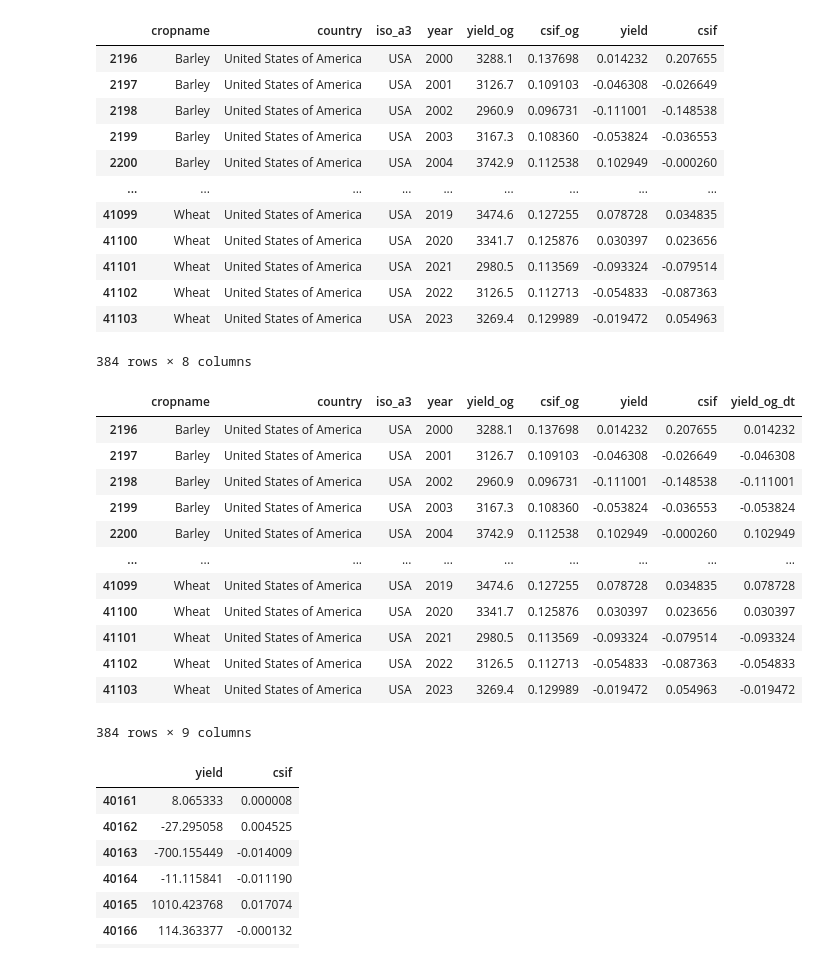
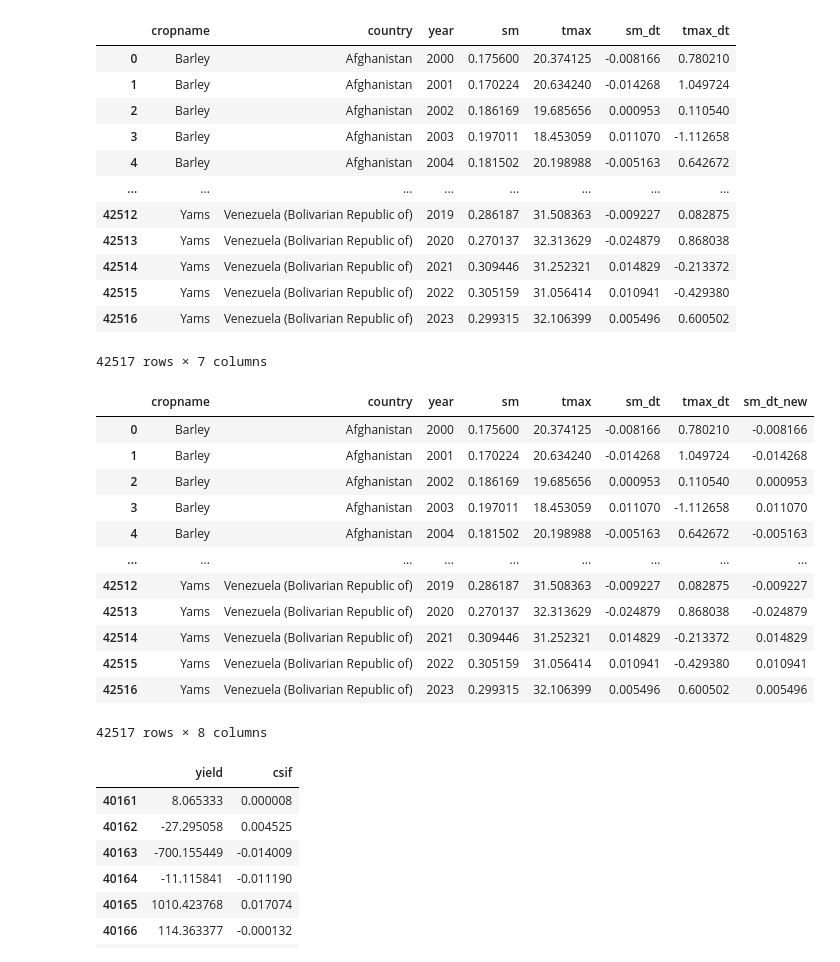
Before and after one commit to carospark/FAO_ag_check_code, a Jupyter notebook: clim_vars_dt.ipynb, the cells around one changed output. Drawn from its saved outputs; the diff is of its cells as text; code cells hidden in the pictures.

```diff
--- a/clim_vars_dt.ipynb
+++ b/clim_vars_dt.ipynb
@@ -5,41 +5,39 @@ import matplotlib.pyplot as plt
 import statsmodels.api as sm
 from pkg import detrend_group
 # %%
-df = pd.read_csv("./data/dt_clim_vars.csv").query('country=="United States of America" ')
-df = df.loc[:, ~df.columns.str.contains("sm|tmax", regex=True)]
-
-#.query('country=="United States of America" & cropname=="Maize" ')[['year', 'yield', 'csif', "yield_og", "csif_og"]]
+df = pd.read_csv("./data/dt_clim_vars.csv")#.query('country=="United States of America" ')
+df = df.loc[:, df.columns.str.contains("sm|tmax|cropname|country|year", regex=True)]
 df
 # %% [output]
-|  | cropname | country | iso_a3 | year | yield_og | csif_og | yield | csif |
-| 2196 | Barley | United States of America | USA | 2000 | 3288.1 | 0.137698 | 0.014232 | 0.207655 |
-| 2197 | Barley | United States of America | USA | 2001 | 3126.7 | 0.109103 | -0.046308 | -0.026649 |
-| 2198 | Barley | United States of America | USA | 2002 | 2960.9 | 0.096731 | -0.111001 | -0.148538 |
-| 2199 | Barley | United States of America | USA | 2003 | 3167.3 | 0.108360 | -0.053824 | -0.036553 |
-| 2200 | Barley | United States of America | USA | 2004 | 3742.9 | 0.112538 | 0.102949 | -0.000260 |
-| ... | ... | ... | ... | ... | ... | ... | ... | ... |
-| 41099 | Wheat | United States of America | USA | 2019 | 3474.6 | 0.127255 | 0.078728 | 0.034835 |
-| 41100 | Wheat | United States of America | USA | 2020 | 3341.7 | 0.125876 | 0.030397 | 0.023656 |
-| 41101 | Wheat | United States of America | USA | 2021 | 2980.5 | 0.113569 | -0.093324 | -0.079514 |
-| 41102 | Wheat | United States of America | USA | 2022 | 3126.5 | 0.112713 | -0.054833 | -0.087363 |
-| 41103 | Wheat | United States of America | USA | 2023 | 3269.4 | 0.129989 | -0.019472 | 0.054963 |
+|  | cropname | country | year | sm | tmax | sm_dt | tmax_dt |
+| 0 | Barley | Afghanistan | 2000 | 0.175600 | 20.374125 | -0.008166 | 0.780210 |
+| 1 | Barley | Afghanistan | 2001 | 0.170224 | 20.634240 | -0.014268 | 1.049724 |
+| 2 | Barley | Afghanistan | 2002 | 0.186169 | 19.685656 | 0.000953 | 0.110540 |
+| 3 | Barley | Afghanistan | 2003 | 0.197011 | 18.453059 | 0.011070 | -1.112658 |
+| 4 | Barley | Afghanistan | 2004 | 0.181502 | 20.198988 | -0.005163 | 0.642672 |
+| ... | ... | ... | ... | ... | ... | ... | ... |
+| 42512 | Yams | Venezuela (Bolivarian Republic of) | 2019 | 0.286187 | 31.508363 | -0.009227 | 0.082875 |
+| 42513 | Yams | Venezuela (Bolivarian Republic of) | 2020 | 0.270137 | 32.313629 | -0.024879 | 0.868038 |
+| 42514 | Yams | Venezuela (Bolivarian Republic of) | 2021 | 0.309446 | 31.252321 | 0.014829 | -0.213372 |
+| 42515 | Yams | Venezuela (Bolivarian Republic of) | 2022 | 0.305159 | 31.056414 | 0.010941 | -0.429380 |
+| 42516 | Yams | Venezuela (Bolivarian Republic of) | 2023 | 0.299315 | 32.106399 | 0.005496 | 0.600502 |
-384 rows × 8 columns
+42517 rows × 7 columns
 # %%
-detrend_group(df, 'yield_og', log_transform=True)
+detrend_group(df= df, column='sm', newname='sm_dt_new')
 # %% [output]
-|  | cropname | country | iso_a3 | year | yield_og | csif_og | yield | csif | yield_og_dt |
-| 2196 | Barley | United States of America | USA | 2000 | 3288.1 | 0.137698 | 0.014232 | 0.207655 | 0.014232 |
-| 2197 | Barley | United States of America | USA | 2001 | 3126.7 | 0.109103 | -0.046308 | -0.026649 | -0.046308 |
-| 2198 | Barley | United States of America | USA | 2002 | 2960.9 | 0.096731 | -0.111001 | -0.148538 | -0.111001 |
-| 2199 | Barley | United States of America | USA | 2003 | 3167.3 | 0.108360 | -0.053824 | -0.036553 | -0.053824 |
-| 2200 | Barley | United States of America | USA | 2004 | 3742.9 | 0.112538 | 0.102949 | -0.000260 | 0.102949 |
-| ... | ... | ... | ... | ... | ... | ... | ... | ... | ... |
-| 41099 | Wheat | United States of America | USA | 2019 | 3474.6 | 0.127255 | 0.078728 | 0.034835 | 0.078728 |
-| 41100 | Wheat | United States of America | USA | 2020 | 3341.7 | 0.125876 | 0.030397 | 0.023656 | 0.030397 |
-| 41101 | Wheat | United States of America | USA | 2021 | 2980.5 | 0.113569 | -0.093324 | -0.079514 | -0.093324 |
-| 41102 | Wheat | United States of America | USA | 2022 | 3126.5 | 0.112713 | -0.054833 | -0.087363 | -0.054833 |
-| 41103 | Wheat | United States of America | USA | 2023 | 3269.4 | 0.129989 | -0.019472 | 0.054963 | -0.019472 |
+|  | cropname | country | year | sm | tmax | sm_dt | tmax_dt | sm_dt_new |
+| 0 | Barley | Afghanistan | 2000 | 0.175600 | 20.374125 | -0.008166 | 0.780210 | -0.008166 |
+| 1 | Barley | Afghanistan | 2001 | 0.170224 | 20.634240 | -0.014268 | 1.049724 | -0.014268 |
+| 2 | Barley | Afghanistan | 2002 | 0.186169 | 19.685656 | 0.000953 | 0.110540 | 0.000953 |
+| 3 | Barley | Afghanistan | 2003 | 0.197011 | 18.453059 | 0.011070 | -1.112658 | 0.011070 |
+| 4 | Barley | Afghanistan | 2004 | 0.181502 | 20.198988 | -0.005163 | 0.642672 | -0.005163 |
+| ... | ... | ... | ... | ... | ... | ... | ... | ... |
+| 42512 | Yams | Venezuela (Bolivarian Republic of) | 2019 | 0.286187 | 31.508363 | -0.009227 | 0.082875 | -0.009227 |
+| 42513 | Yams | Venezuela (Bolivarian Republic of) | 2020 | 0.270137 | 32.313629 | -0.024879 | 0.868038 | -0.024879 |
+| 42514 | Yams | Venezuela (Bolivarian Republic of) | 2021 | 0.309446 | 31.252321 | 0.014829 | -0.213372 | 0.014829 |
+| 42515 | Yams | Venezuela (Bolivarian Republic of) | 2022 | 0.305159 | 31.056414 | 0.010941 | -0.429380 | 0.010941 |
+| 42516 | Yams | Venezuela (Bolivarian Republic of) | 2023 | 0.299315 | 32.106399 | 0.005496 | 0.600502 | 0.005496 |
-384 rows × 9 columns
+42517 rows × 8 columns
 # %%
 ugh = pd.read_pickle("./data/combined_update_dt.pkl")
 ugh = ugh.query('country=="United States of America" & cropname=="Maize"  ')[['yield', 'csif']]
```
Also changed, not shown: 15 other files.
